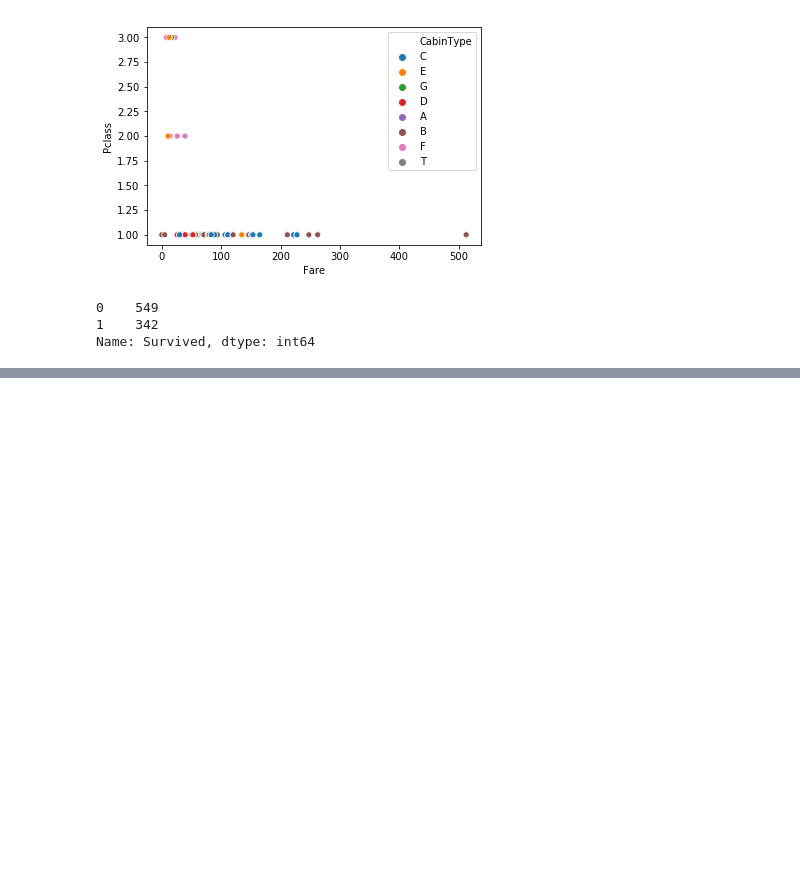
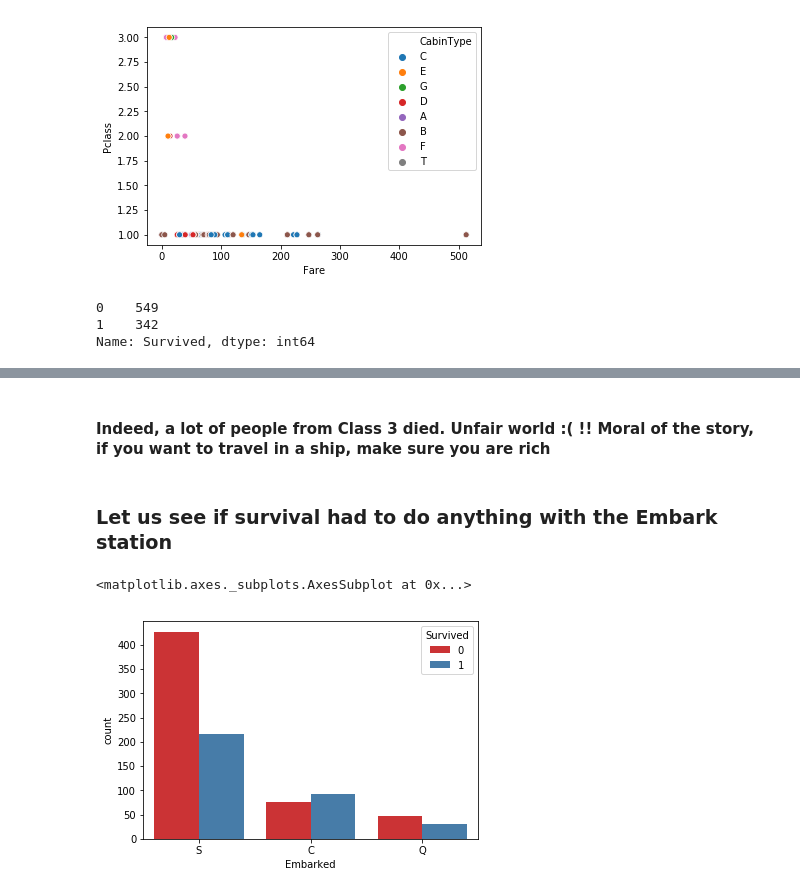
Before and after one commit to beginmachinelearning/deep_learning, a Jupyter notebook: practice_exercises/titanic_kaggle/titanic_classification_keras.ipynb, the cells around one changed output, grey strips where cells are left out. Saved outputs shown, nothing was run; the diff lists cells and outputs as text; code cells hidden in the pictures; blank space fills up the shorter version.

```diff
--- a/practice_exercises/titanic_kaggle/titanic_classification_keras.ipynb
+++ b/practice_exercises/titanic_kaggle/titanic_classification_keras.ipynb
@@ -128,0 +157,9 @@ sns.barplot(x="Survived", y="Sex", data=train_dataset)
+# %% [markdown]
+#### Indeed, a lot of people from Class 3 died. Unfair world :( !! Moral of the story, if you want to travel in a ship, make sure you are rich
+# %% [markdown]
+### Let us see if survival had to do anything with the Embark station
+# %%
+sns.countplot(x = 'Embarked', hue = 'Survived', palette = 'Set1', data = train_dataset)
+# %% [output]
+<matplotlib.axes._subplots.AxesSubplot at 0x...>
+[figure, added]
```
Also changed, not shown: parts of 23 cells of this notebook.
